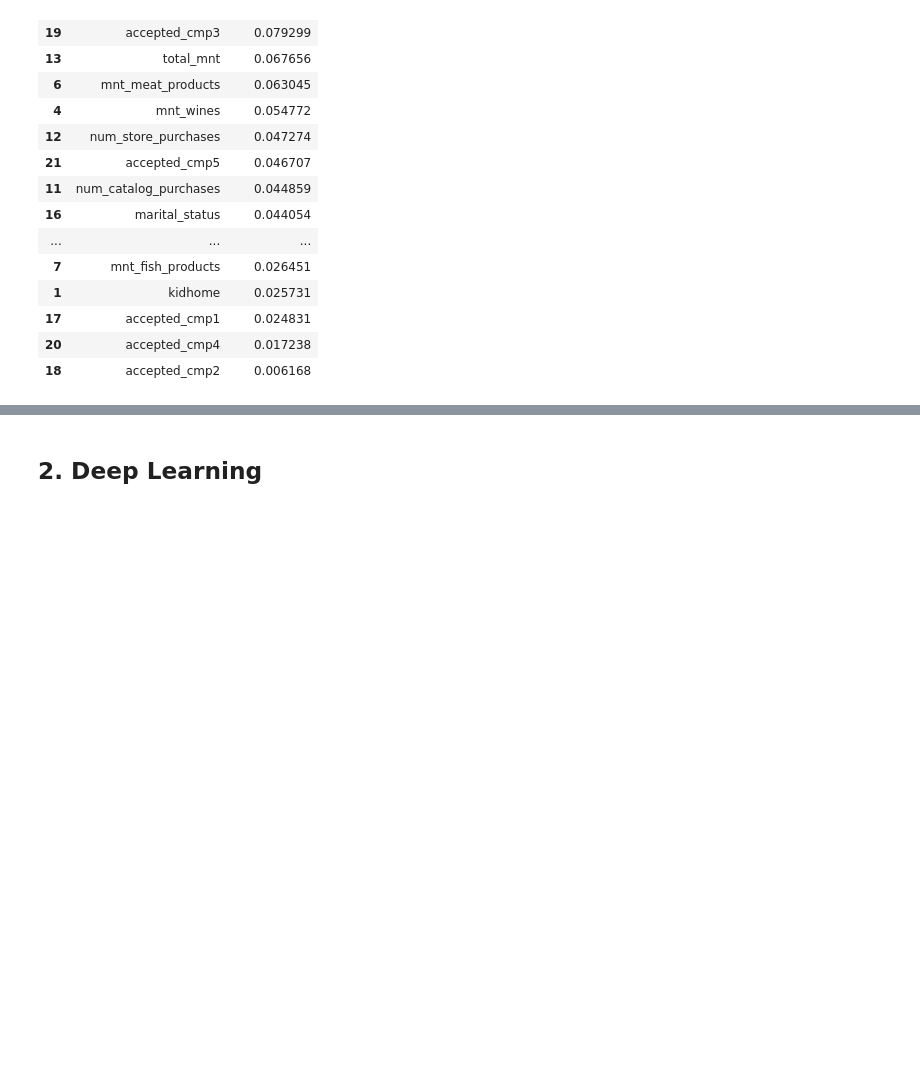
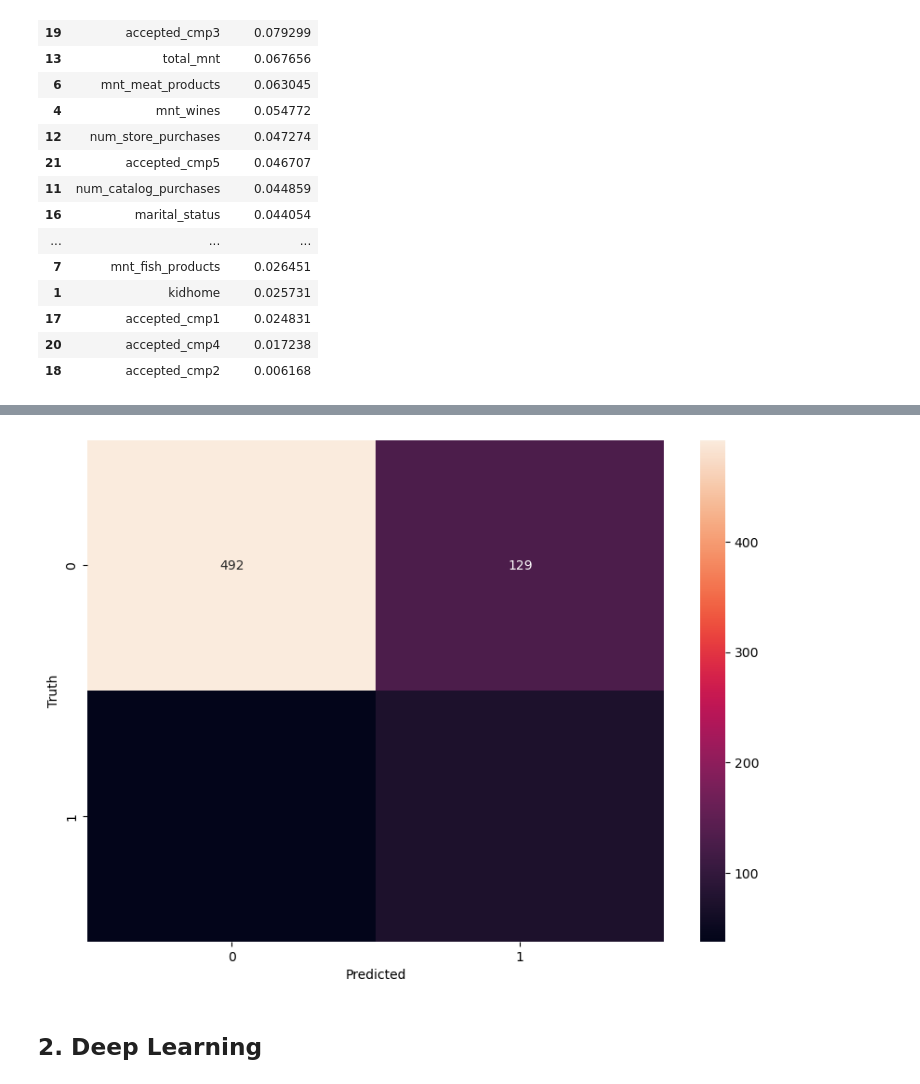
Before and after one commit to FTDS-assignment-bay/p2-final-project-ftds-002-sby-group-001, a Jupyter notebook: Classification.ipynb, the cells around one changed output, grey strips where cells are left out. Cells and saved outputs as stored; diff of their text form; code cells hidden in the pictures; blank space fills up the shorter version.

```diff
--- a/Classification.ipynb
+++ b/Classification.ipynb
@@ -922,3 +956,18 @@ importance_df
+# %%
+# Predict the test set results
+y_pred = knn_model.predict(X_test_final)
+
+# Create a confusion matrix
+cm = confusion_matrix(y_test, y_pred)
+
+# Visualize the confusion matrix
+plt.figure(figsize=(10,7))
+sns.heatmap(cm, annot=True, fmt='d')
+plt.xlabel('Predicted')
+plt.ylabel('Truth')
+plt.show()
+# %% [output]
+[figure, added]
 # %% [markdown]
 ## 2. Deep Learning
 # %%
```
Also changed, not shown: parts of 1 cell of this notebook, 1 other file.
